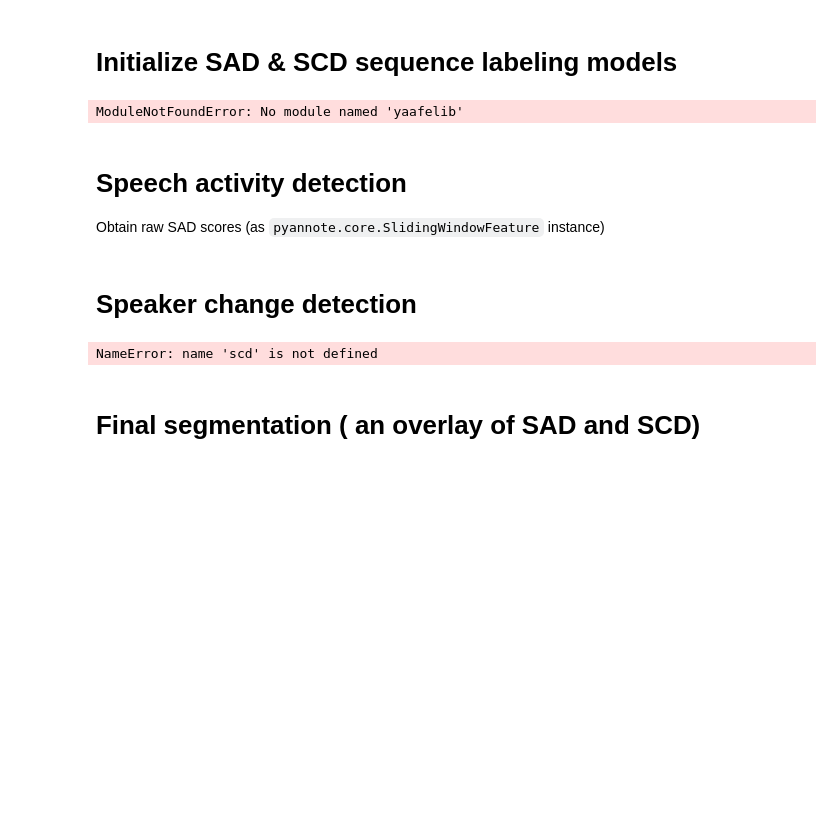
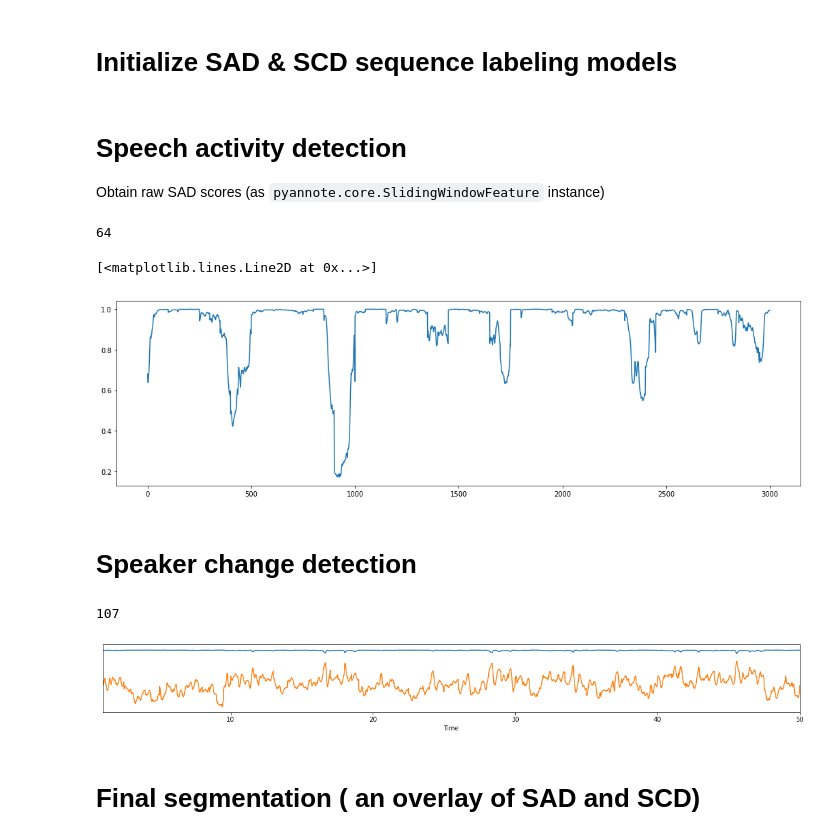
Before and after one commit to AntonBiryukovUofC/diurisation-pet-proj, a Jupyter notebook: notebooks/diarization_tests.ipynb, the cells around one changed output. Cells and saved outputs as stored; diff of their text form; code cells hidden in the pictures; blank space fills up the shorter version.

Commit message:
started playing with zuck

```diff
--- a/notebooks/diarization_tests.ipynb
+++ b/notebooks/diarization_tests.ipynb
@@ -2,13 +2,13 @@
 # Set pyannote constants for an easy life
 # %%
 # speech activity detection model trained on AMI training set
-SAD_MODEL = ('tutorials/models/speech_activity_detection/train/'
+SAD_MODEL = ('/home/geoanton/Repos/pyannote-audio/tutorials/models/speech_activity_detection/train/'
              'AMI.SpeakerDiarization.MixHeadset.train/weights/0280.pt')
 # speaker change detection model trained on AMI training set
-SCD_MODEL = ('tutorials/models/speaker_change_detection/train/'
+SCD_MODEL = ('/home/geoanton/Repos/pyannote-audio/tutorials/models/speaker_change_detection/train/'
              'AMI.SpeakerDiarization.MixHeadset.train/weights/0870.pt')
 # speaker embedding model trained on VoxCeleb1
-EMB_MODEL = ('tutorials/models/speaker_embedding/train/'
+EMB_MODEL = ('/home/geoanton/Repos/pyannote-audio/tutorials/models/speaker_embedding/train/'
              'VoxCeleb.SpeakerVerification.VoxCeleb1.train/weights/2000.pt')
 # %%
 # one can use their own file like this...
@@ -19,8 +19,6 @@ test_file = {'uri': 'filename', 'audio': '../data/raw/z-c-feisty.wav'}
 from pyannote.audio.labeling.extraction import SequenceLabeling
 sad = SequenceLabeling(model=SAD_MODEL)
 scd = SequenceLabeling(model=SCD_MODEL)
-# %% [output]
-ModuleNotFoundError: No module named 'yaafelib'
 # %% [markdown]
 # Speech activity detection
 Obtain raw SAD scores (as `pyannote.core.SlidingWindowFeature` instance)
@@ -27,14 +30,20 @@ Obtain raw SAD scores (as `pyannote.core.SlidingWindowFeature` instance)
 # %%
-sad_scores = sad(test_file)
-# binarize raw SAD scores (as `pyannote.core.Timeline` instance)
-# NOTE: both onset/offset values were tuned on AMI dataset.
-# you might need to use different values for better results.
 from pyannote.audio.signal import Binarize
-binarize = Binarize(offset=0.94, onset=0.70, log_scale=True)
+binarize = Binarize(offset=0.8, onset=0.8, log_scale=True)
 speech = binarize.apply(sad_scores, dimension=1)
 # iterate over speech segments (as `pyannote.core.Segment` instances)
-for segment in speech:
-    print(segment.start, segment.end)
+#for segment in speech:
+#    print(segment.start, segment.end)
+x = plot_ready(sad_scores)
+len(speech)
+# %% [output]
+64
+# %%
+fig,ax = plt.subplots(figsize = (18,5))
+ax.plot(x.data[0:3000])
+# %% [output]
+[<matplotlib.lines.Line2D at 0x...>]
+[figure, added]
 # %% [markdown]
 # Speaker change detection
 # %%
@@ -47,10 +56,15 @@ scd_scores = scd(test_file)
 from pyannote.audio.signal import Peak
 peak = Peak(alpha=0.08, min_duration=0.40, log_scale=True)
 partition = peak.apply(scd_scores, dimension=1)
-for segment in partition:
-    print(segment.start, segment.end)
+#for segment in partition:
+    #print(segment.start, segment.end)
+len(partition)
 # %% [output]
-NameError: name 'scd' is not defined
+107
+# %%
+scd_scores
+# %% [output]
+[figure, added]
 # %% [markdown]
 # Final segmentation ( an overlay of SAD and SCD)
 # %%
```
Also changed, not shown: parts of 11 cells of this notebook, 28 other files.
